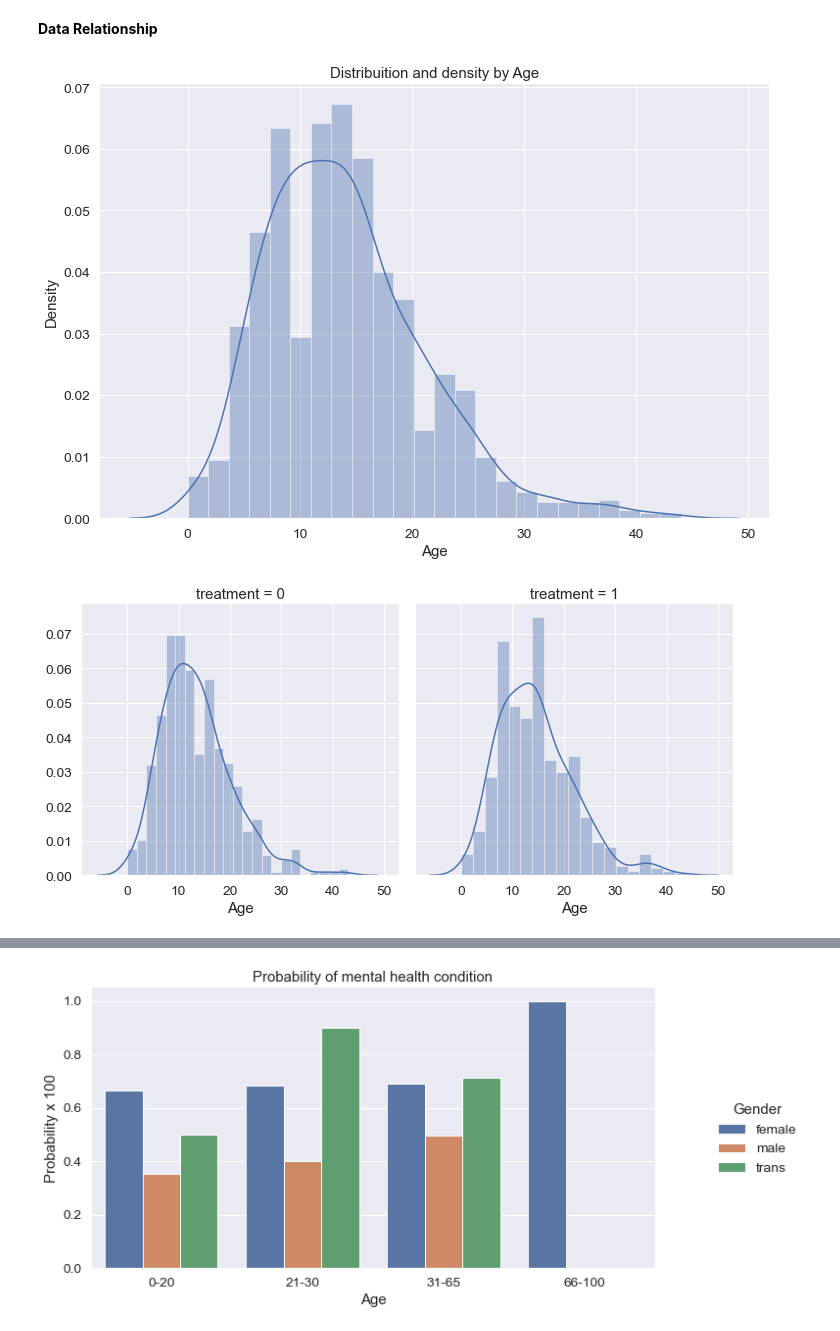
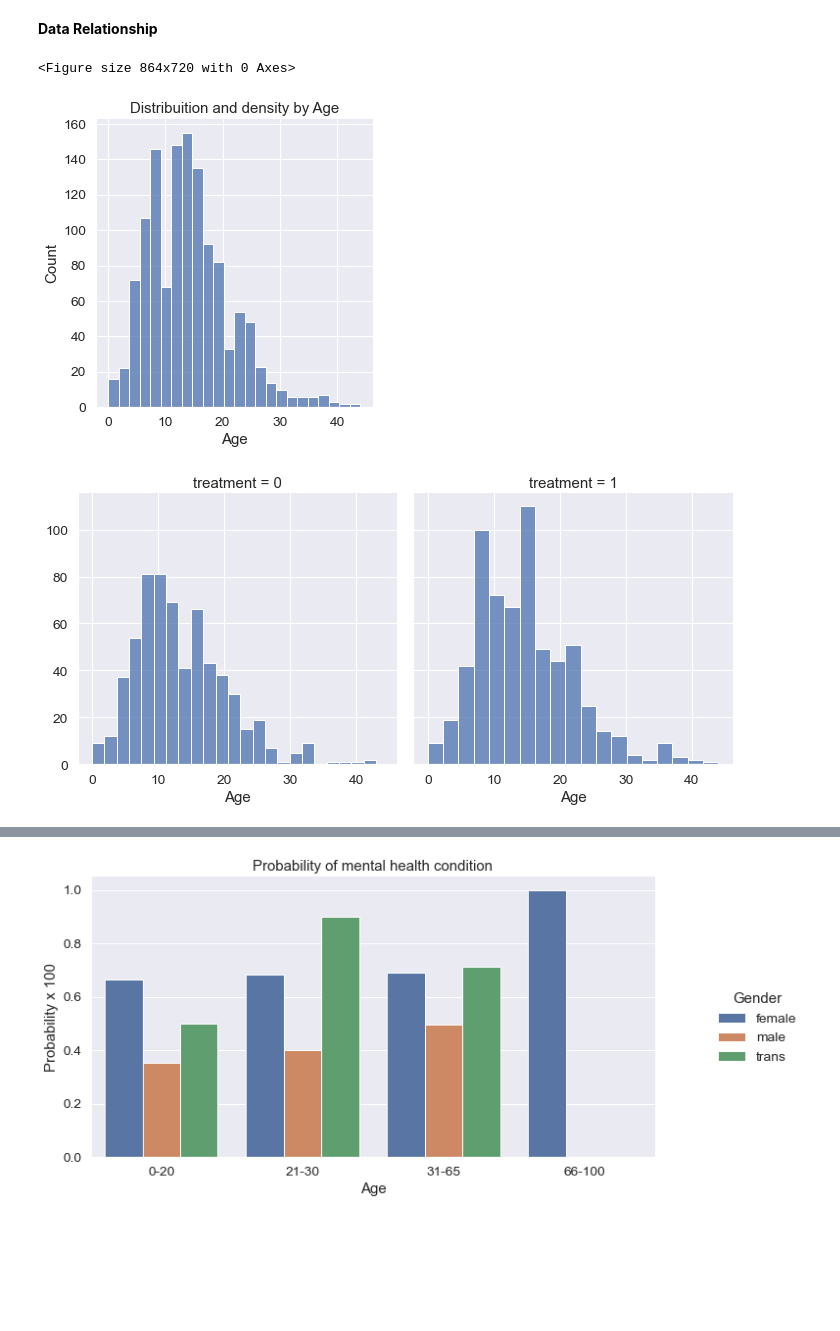
Before and after one commit to gianmarco-tucceri-cimini/Mental-Health-Diagnosis, a Jupyter notebook: 01.EDA.ipynb, the cells around one changed output, grey strips where cells are left out. Drawn from its saved outputs; the diff is of its cells as text; code cells hidden in the pictures; blank space fills up the shorter version.

```diff
--- a/01.EDA.ipynb
+++ b/01.EDA.ipynb
@@ -291,19 +291,21 @@ plt.show()
 **Data Relationship**
 # %%
 # Distribiution and density by Age
-plt.figure(figsize=(12,8))
-sns.distplot(df["Age"], bins=24)
+plt.figure(figsize=(12,10))
+sns.displot(df["Age"], bins=24)
 plt.title("Distribuition and density by Age")
-plt.xlabel("Age");
+plt.xlabel("Age")
+plt.show();
 # %% [output]
+<Figure size 864x720 with 0 Axes>
-[figure, old version]
+[figure, new version]
 # %%
 # Separate by treatment or not
 
-g = sns.FacetGrid(df, col='treatment', size=5)
-g = g.map(sns.distplot, "Age")
+g = sns.FacetGrid(df, col='treatment', height=5)
+g = g.map(sns.histplot, "Age")
 # %% [output]
-[figure, old version]
+[figure, new version]
 # %%
 # Let see how many people has been treated
 plt.figure(figsize=(12,8))
```
Also changed, not shown: parts of 9 cells of this notebook.
